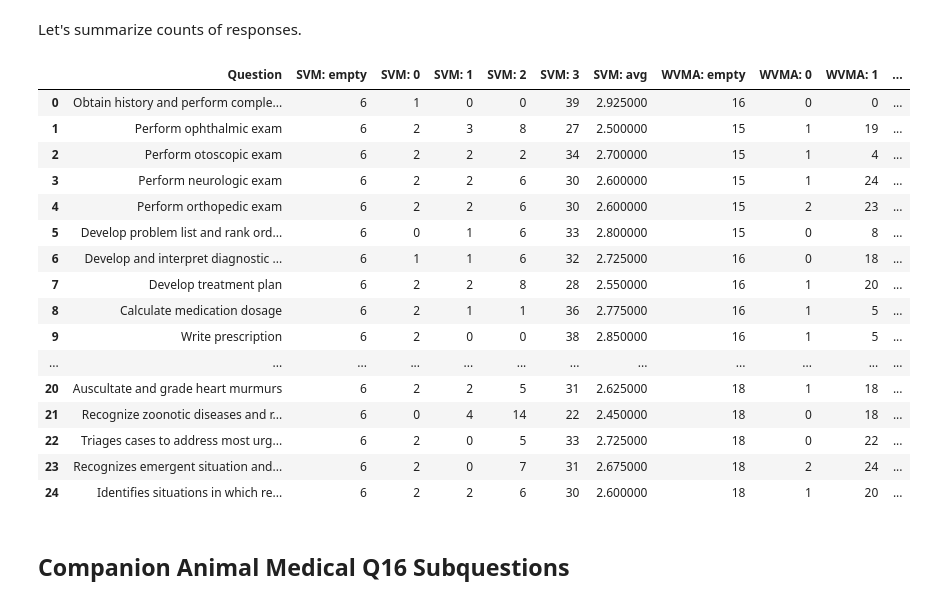
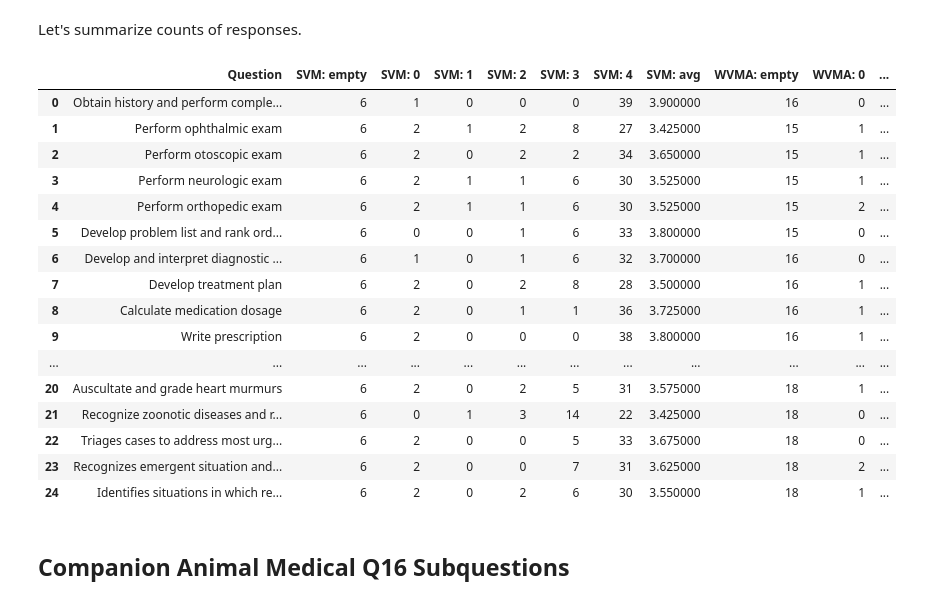
Before and after one commit to nathanbollig/vet-graduate-expectations-survey, a Jupyter notebook: explore.ipynb, the cells around one changed output. Cells and saved outputs as stored; diff of their text form; code cells hidden in the pictures.

Commit message:
Correct response encoding

```diff
--- a/explore.ipynb
+++ b/explore.ipynb
@@ -271,3 +271,11 @@ We can perform analysis at the sub-question level, or pool upwards to the questi
 ### Examine sub-questions within companion animal Q16
 
 Now let's consider Companion Animal Medical Procedures (`Q16_1` - `Q16_25`). Below is code to convert these responses to ordinal representations and compare the distributions between SVM and WVMA.
+# %%
+svm_strings = []
+wvma_strings = []
+
+for i in range(1,26):
+    qkey = "Q16_" + str(i)
+    svm_strings.extend(list(svm[qkey]))
+    wvma_strings.extend(list(wvma[qkey]))
@@ -295,12 +325,14 @@ def encode_expectation(response_string):
     s = response_string.lower()
     if s.find('no expectation') > -1:
         return 0
+    elif s.find('with assistance') > -1:
+        return 1
     elif s.find('indirect supervision') > -1:
+        return 3
+    elif s.find('direct supervision') > -1:
         return 2
-    elif (s.find('with assistance') > -1) or (s.find('direct supervision') > -1):
-        return 1
     elif s.find('independently') > -1:
-        return 3
+        return 4
     else:
         print(response_string)
         raise ValueError('Expected performance response was not formatted as expected.')
@@ -324,8 +356,8 @@ Let's summarize counts of responses.
 # %%
 # Tally data for this question group
 NUM_QUESTIONS = 25
-svm_counts = np.zeros((NUM_QUESTIONS, 5), dtype=int) # Row for each question, column for empty (-1), 0, 1, 2, and 3 responses
-wvma_counts = np.zeros((NUM_QUESTIONS, 5), dtype=int) # Row for each question, column for empty (-1), 0, 1, 2, and 3 responses
+svm_counts = np.zeros((NUM_QUESTIONS, 6), dtype=int) # Row for each question, column for empty (-1), 0, 1, 2, 3, and 4 responses
+wvma_counts = np.zeros((NUM_QUESTIONS, 6), dtype=int) # Row for each question, column for empty (-1), 0, 1, 2, 3, and 4 responses
 rows = []
 
 for i in range(1,26):
@@ -339,42 +371,42 @@ for i in range(1,26):
     # SVM tally
     counts = ca_svm[qkey].value_counts(dropna=False)
     for key in counts.keys():
-        svm_counts[i-1][key+1] += counts[key] # question index is 1-based; keys range from -1 to 3
-    counts = svm_counts[i-1][1:] # counts of 0, 1, 2, and 3
-    svm_mean = (0*counts[0] + 1*counts[1] + 2*counts[2] + 3*counts[3]) / np.sum(counts)
+        svm_counts[i-1][key+1] += counts[key] # question index is 1-based; keys range from -1 to 4
+    counts = svm_counts[i-1][1:] # counts of 0, 1, 2, 3, and 4
+    svm_mean = (0*counts[0] + 1*counts[1] + 2*counts[2] + 3*counts[3] + 4*counts[4]) / np.sum(counts)
 
     # WVMA tally
     counts = ca_wvma[qkey].value_counts(dropna=False)
     for key in counts.keys():
         wvma_counts[i-1][key+1] += counts[key]
-    counts = wvma_counts[i-1][1:] # counts of 0, 1, 2, and 3
-    wvma_mean = (0*counts[0] + 1*counts[1] + 2*counts[2] + 3*counts[3]) / np.sum(counts)
+    counts = wvma_counts[i-1][1:] # counts of 0, 1, 2, 3, and 4
+    wvma_mean = (0*counts[0] + 1*counts[1] + 2*counts[2] + 3*counts[3] + 4*counts[4]) / np.sum(counts)
 
     # Cache for table of results
     row = [qstring] + list(svm_counts[i-1]) + [svm_mean] + list(wvma_counts[i-1]) + [wvma_mean]
     rows.append(row)
 # %%
 # Assemble table of results
-q16_table = pd.DataFrame(rows, columns=["Question", "SVM: empty", "SVM: 0", "SVM: 1", "SVM: 2", "SVM: 3", "SVM: avg", "WVMA: empty", "WVMA: 0", "WVMA: 1", "WVMA: 2", "WVMA: 3", "WVMA: avg"])
+q16_table = pd.DataFrame(rows, columns=["Question", "SVM: empty", "SVM: 0", "SVM: 1", "SVM: 2", "SVM: 3", "SVM: 4", "SVM: avg", "WVMA: empty", "WVMA: 0", "WVMA: 1", "WVMA: 2", "WVMA: 3", "WVMA: 4", "WVMA: avg"])
 q16_table
 # %% [output]
-|  | Question | SVM: empty | SVM: 0 | SVM: 1 | SVM: 2 | SVM: 3 | SVM: avg | WVMA: empty | WVMA: 0 | WVMA: 1 | ... |
-| 0 | Obtain history and perform comple... | 6 | 1 | 0 | 0 | 39 | 2.925000 | 16 | 0 | 0 | ... |
-| 1 | Perform ophthalmic exam | 6 | 2 | 3 | 8 | 27 | 2.500000 | 15 | 1 | 19 | ... |
-| 2 | Perform otoscopic exam | 6 | 2 | 2 | 2 | 34 | 2.700000 | 15 | 1 | 4 | ... |
-| 3 | Perform neurologic exam | 6 | 2 | 2 | 6 | 30 | 2.600000 | 15 | 1 | 24 | ... |
-| 4 | Perform orthopedic exam | 6 | 2 | 2 | 6 | 30 | 2.600000 | 15 | 2 | 23 | ... |
-| 5 | Develop problem list and rank ord... | 6 | 0 | 1 | 6 | 33 | 2.800000 | 15 | 0 | 8 | ... |
-| 6 | Develop and interpret diagnostic ... | 6 | 1 | 1 | 6 | 32 | 2.725000 | 16 | 0 | 18 | ... |
-| 7 | Develop treatment plan | 6 | 2 | 2 | 8 | 28 | 2.550000 | 16 | 1 | 20 | ... |
-| 8 | Calculate medication dosage | 6 | 2 | 1 | 1 | 36 | 2.775000 | 16 | 1 | 5 | ... |
-| 9 | Write prescription | 6 | 2 | 0 | 0 | 38 | 2.850000 | 16 | 1 | 5 | ... |
+|  | Question | SVM: empty | SVM: 0 | SVM: 1 | SVM: 2 | SVM: 3 | SVM: 4 | SVM: avg | WVMA: empty | WVMA: 0 | ... |
+| 0 | Obtain history and perform comple... | 6 | 1 | 0 | 0 | 0 | 39 | 3.900000 | 16 | 0 | ... |
+| 1 | Perform ophthalmic exam | 6 | 2 | 1 | 2 | 8 | 27 | 3.425000 | 15 | 1 | ... |
+| 2 | Perform otoscopic exam | 6 | 2 | 0 | 2 | 2 | 34 | 3.650000 | 15 | 1 | ... |
+| 3 | Perform neurologic exam | 6 | 2 | 1 | 1 | 6 | 30 | 3.525000 | 15 | 1 | ... |
+| 4 | Perform orthopedic exam | 6 | 2 | 1 | 1 | 6 | 30 | 3.525000 | 15 | 2 | ... |
+| 5 | Develop problem list and rank ord... | 6 | 0 | 0 | 1 | 6 | 33 | 3.800000 | 15 | 0 | ... |
+| 6 | Develop and interpret diagnostic ... | 6 | 1 | 0 | 1 | 6 | 32 | 3.700000 | 16 | 0 | ... |
+| 7 | Develop treatment plan | 6 | 2 | 0 | 2 | 8 | 28 | 3.500000 | 16 | 1 | ... |
+| 8 | Calculate medication dosage | 6 | 2 | 0 | 1 | 1 | 36 | 3.725000 | 16 | 1 | ... |
+| 9 | Write prescription | 6 | 2 | 0 | 0 | 0 | 38 | 3.800000 | 16 | 1 | ... |
 | ... | ... | ... | ... | ... | ... | ... | ... | ... | ... | ... | ... |
-| 20 | Auscultate and grade heart murmurs | 6 | 2 | 2 | 5 | 31 | 2.625000 | 18 | 1 | 18 | ... |
-| 21 | Recognize zoonotic diseases and r... | 6 | 0 | 4 | 14 | 22 | 2.450000 | 18 | 0 | 18 | ... |
-| 22 | Triages cases to address most urg... | 6 | 2 | 0 | 5 | 33 | 2.725000 | 18 | 0 | 22 | ... |
-| 23 | Recognizes emergent situation and... | 6 | 2 | 0 | 7 | 31 | 2.675000 | 18 | 2 | 24 | ... |
-| 24 | Identifies situations in which re... | 6 | 2 | 2 | 6 | 30 | 2.600000 | 18 | 1 | 20 | ... |
+| 20 | Auscultate and grade heart murmurs | 6 | 2 | 0 | 2 | 5 | 31 | 3.575000 | 18 | 1 | ... |
+| 21 | Recognize zoonotic diseases and r... | 6 | 0 | 1 | 3 | 14 | 22 | 3.425000 | 18 | 0 | ... |
+| 22 | Triages cases to address most urg... | 6 | 2 | 0 | 0 | 5 | 33 | 3.675000 | 18 | 0 | ... |
+| 23 | Recognizes emergent situation and... | 6 | 2 | 0 | 0 | 7 | 31 | 3.625000 | 18 | 2 | ... |
+| 24 | Identifies situations in which re... | 6 | 2 | 0 | 2 | 6 | 30 | 3.550000 | 18 | 1 | ... |
 # %% [markdown]
 ## Companion Animal Medical Q16 Subquestions
 # %% [markdown]
```
Also changed, not shown: parts of 14 cells of this notebook.
